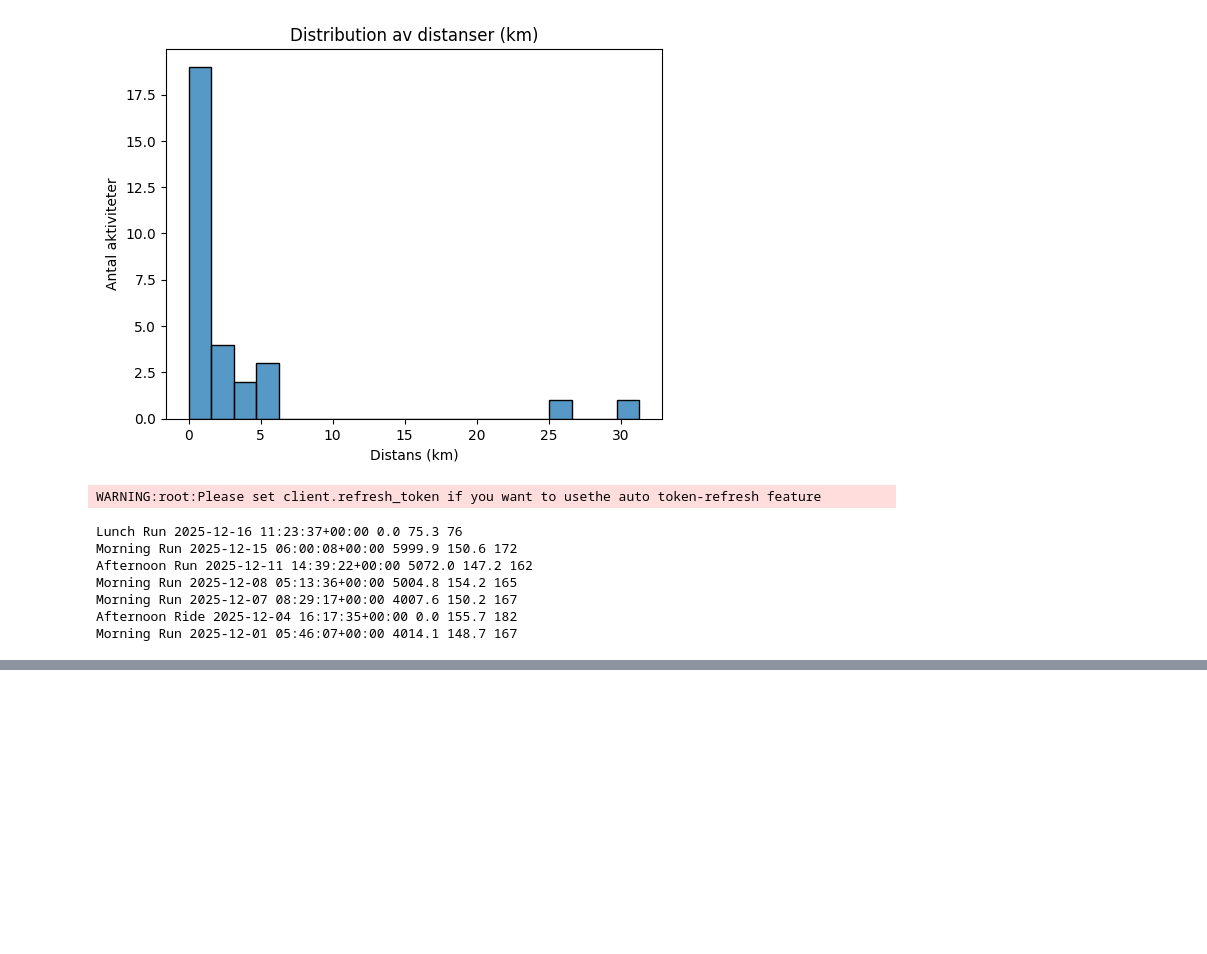
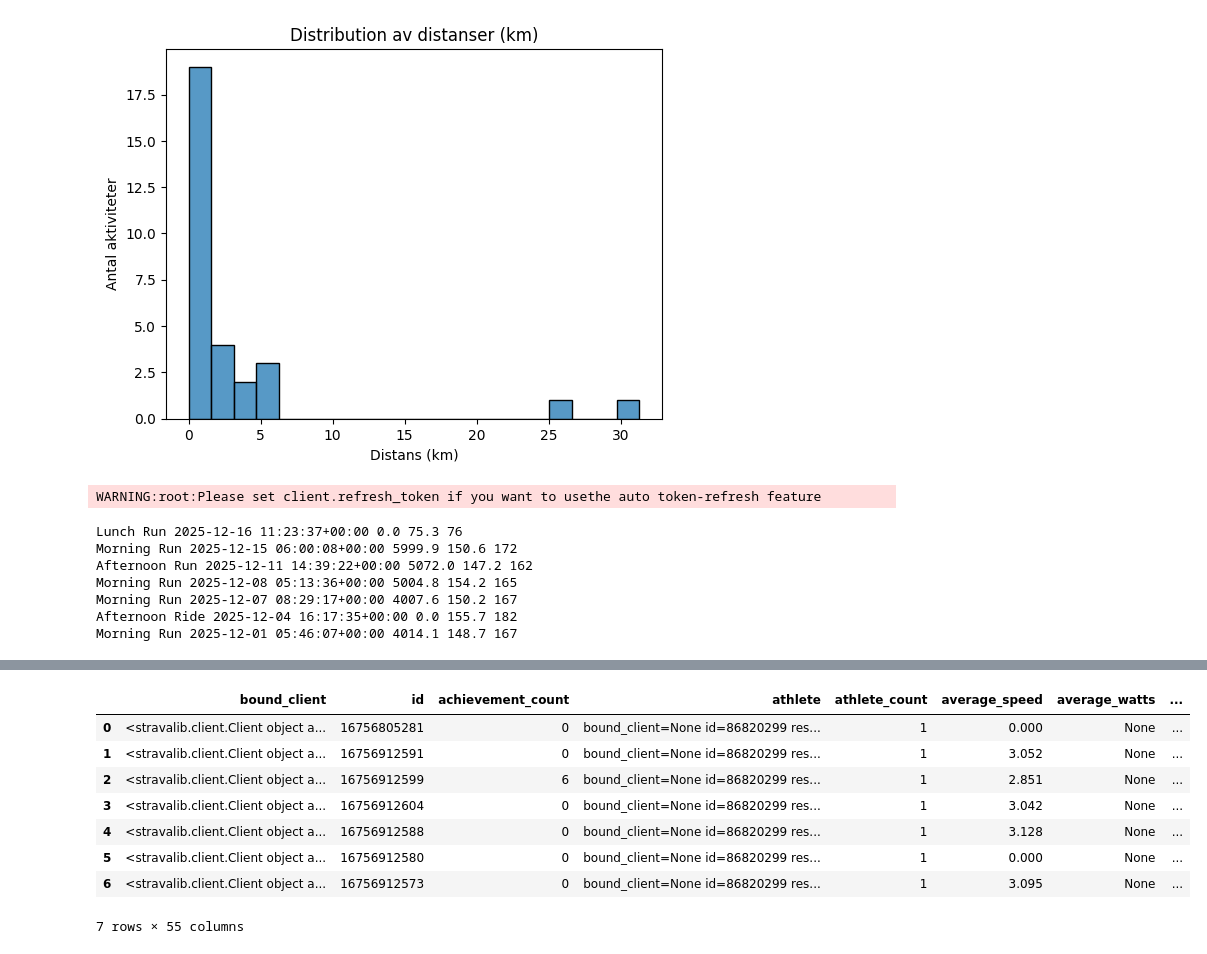
Before and after one commit to AlejandroHiroshima/STI_DE24_Examination, a Jupyter notebook: strava_api_eda.ipynb, the cells around one changed output, grey strips where cells are left out. Drawn from its saved outputs; the diff is of its cells as text; code cells hidden in the pictures; blank space fills up the shorter version.

```diff
--- a/strava_api_eda.ipynb
+++ b/strava_api_eda.ipynb
@@ -181,3 +181,9 @@ Morning Run 2025-12-08 05:13:36+00:00 5004.8 154.2 165
 Morning Run 2025-12-07 08:29:17+00:00 4007.6 150.2 167
 Afternoon Ride 2025-12-04 16:17:35+00:00 0.0 155.7 182
 Morning Run 2025-12-01 05:46:07+00:00 4014.1 148.7 167
+# %%
+import pandas as pd
+df= pd.DataFrame([activity.__dict__ for activity in activities])
+
+df
+# %% [output]
@@ -183,0 +191,9 @@ Morning Run 2025-12-01 05:46:07+00:00 4014.1 148.7 167
+|  | bound_client | id | achievement_count | athlete | athlete_count | average_speed | average_watts | ... |
+| 0 | <stravalib.client.Client object a... | 16756805281 | 0 | bound_client=None id=86820299 res... | 1 | 0.000 | None | ... |
+| 1 | <stravalib.client.Client object a... | 16756912591 | 0 | bound_client=None id=86820299 res... | 1 | 3.052 | None | ... |
+| 2 | <stravalib.client.Client object a... | 16756912599 | 6 | bound_client=None id=86820299 res... | 1 | 2.851 | None | ... |
+| 3 | <stravalib.client.Client object a... | 16756912604 | 0 | bound_client=None id=86820299 res... | 1 | 3.042 | None | ... |
+| 4 | <stravalib.client.Client object a... | 16756912588 | 0 | bound_client=None id=86820299 res... | 1 | 3.128 | None | ... |
+| 5 | <stravalib.client.Client object a... | 16756912580 | 0 | bound_client=None id=86820299 res... | 1 | 0.000 | None | ... |
+| 6 | <stravalib.client.Client object a... | 16756912573 | 0 | bound_client=None id=86820299 res... | 1 | 3.095 | None | ... |
+7 rows × 55 columns
```
Also changed, not shown: parts of 2 cells of this notebook, 3 other files.
